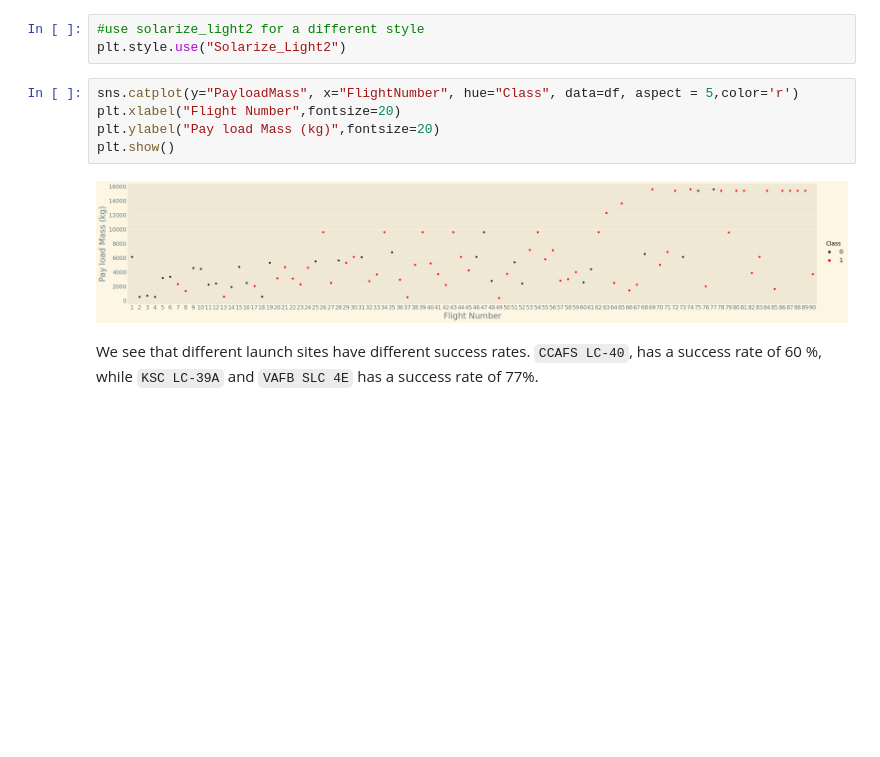
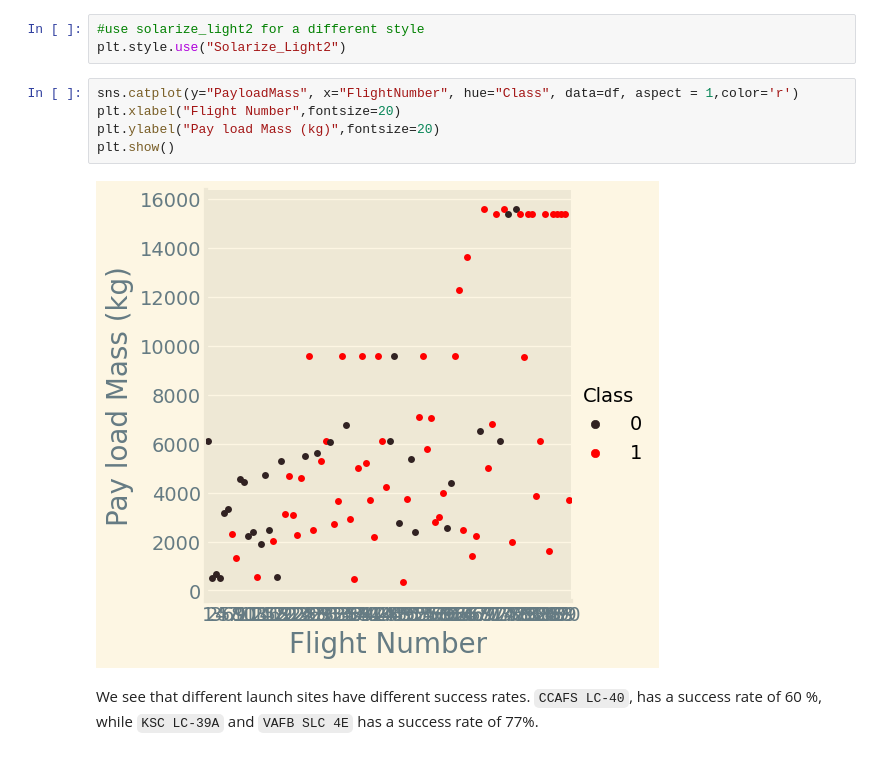
Before and after one commit to Lakhdher/Applied-Data-Science-Capstone-Project-SpaceX, a Jupyter notebook: jupyter-labs-eda-dataviz.ipynb, the cells around one changed output. Cells and saved outputs as stored; diff of their text form; blank space fills up the shorter version.

```diff
--- a/jupyter-labs-eda-dataviz.ipynb
+++ b/jupyter-labs-eda-dataviz.ipynb
@@ -73,12 +73,12 @@ We can plot out the <code>FlightNumber</code> vs. <code>PayloadMass</code>and ov
 #use solarize_light2 for a different style
 plt.style.use("Solarize_Light2")
 # %%
-sns.catplot(y="PayloadMass", x="FlightNumber", hue="Class", data=df, aspect = 5,color='r')
+sns.catplot(y="PayloadMass", x="FlightNumber", hue="Class", data=df, aspect = 1,color='r')
 plt.xlabel("Flight Number",fontsize=20)
 plt.ylabel("Pay load Mass (kg)",fontsize=20)
 plt.show()
 # %% [output]
-[figure, old version]
+[figure, new version]
 # %% [markdown]
 We see that different launch sites have different success rates.  <code>CCAFS LC-40</code>, has a success rate of 60 %, while  <code>KSC LC-39A</code> and <code>VAFB SLC 4E</code> has a success rate of 77%.
 # %% [markdown]
```
Also changed, not shown: parts of 3 cells of this notebook, 2 other files.
